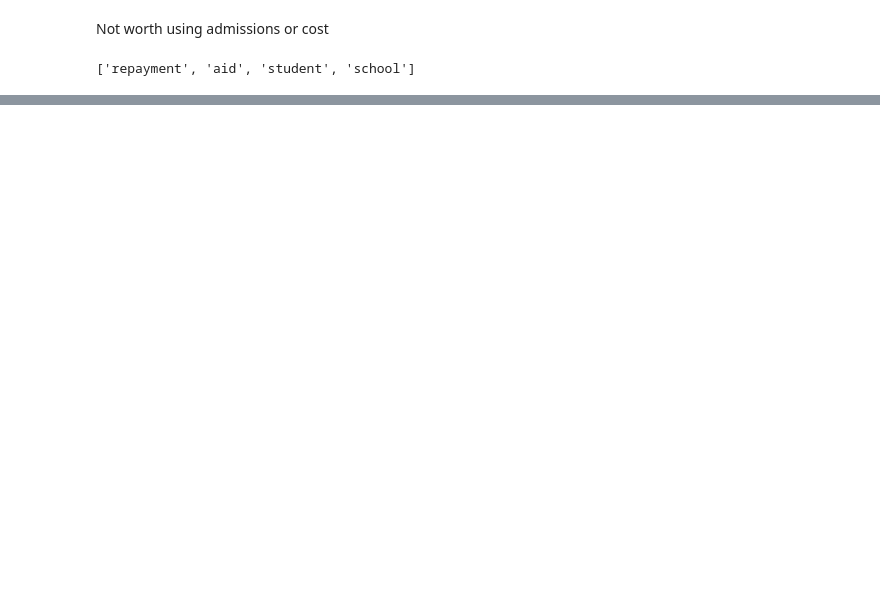
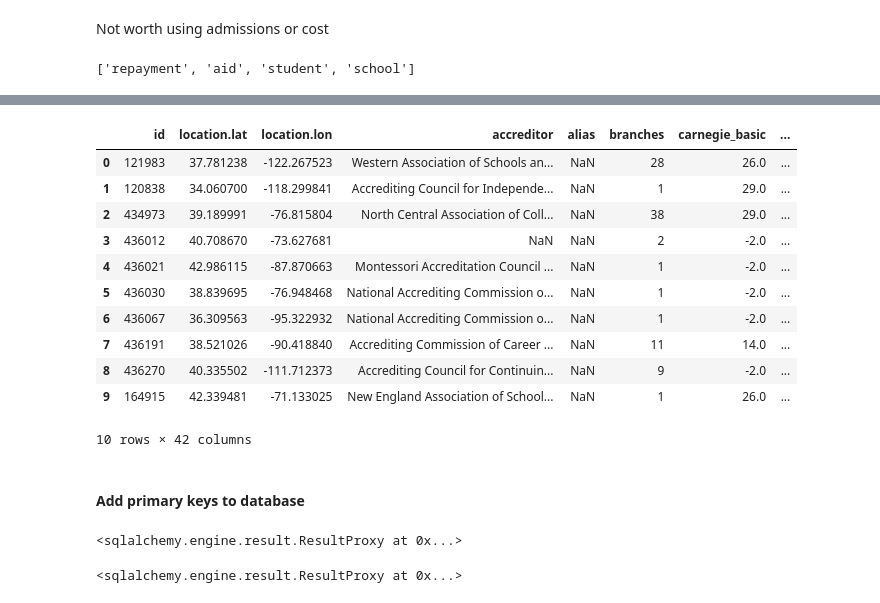
Before and after one commit to aawiegel/CollegeClassification, a Jupyter notebook: DatabaseCreation.ipynb, the cells around one changed output, grey strips where cells are left out. Cells and saved outputs as stored; diff of their text form; code cells hidden in the pictures; blank space fills up the shorter version.

Commit message:
primary keys added

```diff
--- a/DatabaseCreation.ipynb
+++ b/DatabaseCreation.ipynb
@@ -388,0 +413,19 @@ type_def_dict
+# %%
+student_df = pd.read_csv('./data/school.csv')
+# %%
+student_df.head(10)
+# %% [output]
+|  | id | location.lat | location.lon | accreditor | alias | branches | carnegie_basic | ... |
+| 0 | 121983 | 37.781238 | -122.267523 | Western Association of Schools an... | NaN | 28 | 26.0 | ... |
+| 1 | 120838 | 34.060700 | -118.299841 | Accrediting Council for Independe... | NaN | 1 | 29.0 | ... |
+| 2 | 434973 | 39.189991 | -76.815804 | North Central Association of Coll... | NaN | 38 | 29.0 | ... |
+| 3 | 436012 | 40.708670 | -73.627681 | NaN | NaN | 2 | -2.0 | ... |
+| 4 | 436021 | 42.986115 | -87.870663 | Montessori Accreditation Council ... | NaN | 1 | -2.0 | ... |
+| 5 | 436030 | 38.839695 | -76.948468 | National Accrediting Commission o... | NaN | 1 | -2.0 | ... |
+| 6 | 436067 | 36.309563 | -95.322932 | National Accrediting Commission o... | NaN | 1 | -2.0 | ... |
+| 7 | 436191 | 38.521026 | -90.418840 | Accrediting Commission of Career ... | NaN | 11 | 14.0 | ... |
+| 8 | 436270 | 40.335502 | -111.712373 | Accrediting Council for Continuin... | NaN | 9 | -2.0 | ... |
+| 9 | 164915 | 42.339481 | -71.133025 | New England Association of School... | NaN | 1 | 26.0 | ... |
+10 rows × 42 columns
+# %% [markdown]
+#### Add primary keys to database
@@ -388,0 +437,4 @@ type_def_dict
+# %%
+conn.execute(primary_key_add)
+# %% [output]
+<sqlalchemy.engine.result.ResultProxy at 0x...>
@@ -388,0 +446,4 @@ type_def_dict
+# %%
+conn.execute(primary_key_add_zip)
+# %% [output]
+<sqlalchemy.engine.result.ResultProxy at 0x...>
```
Also changed, not shown: parts of 23 cells of this notebook.
